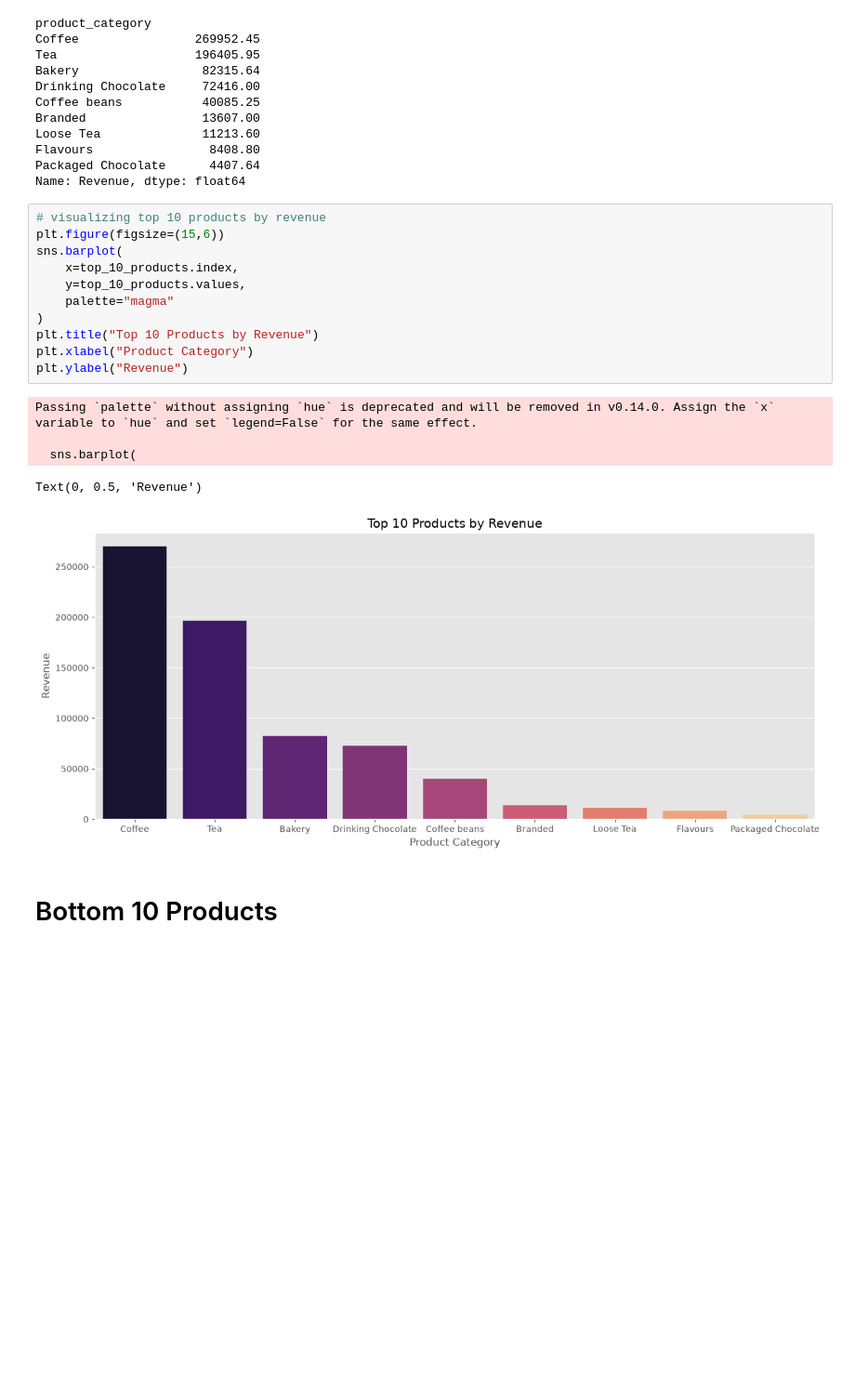
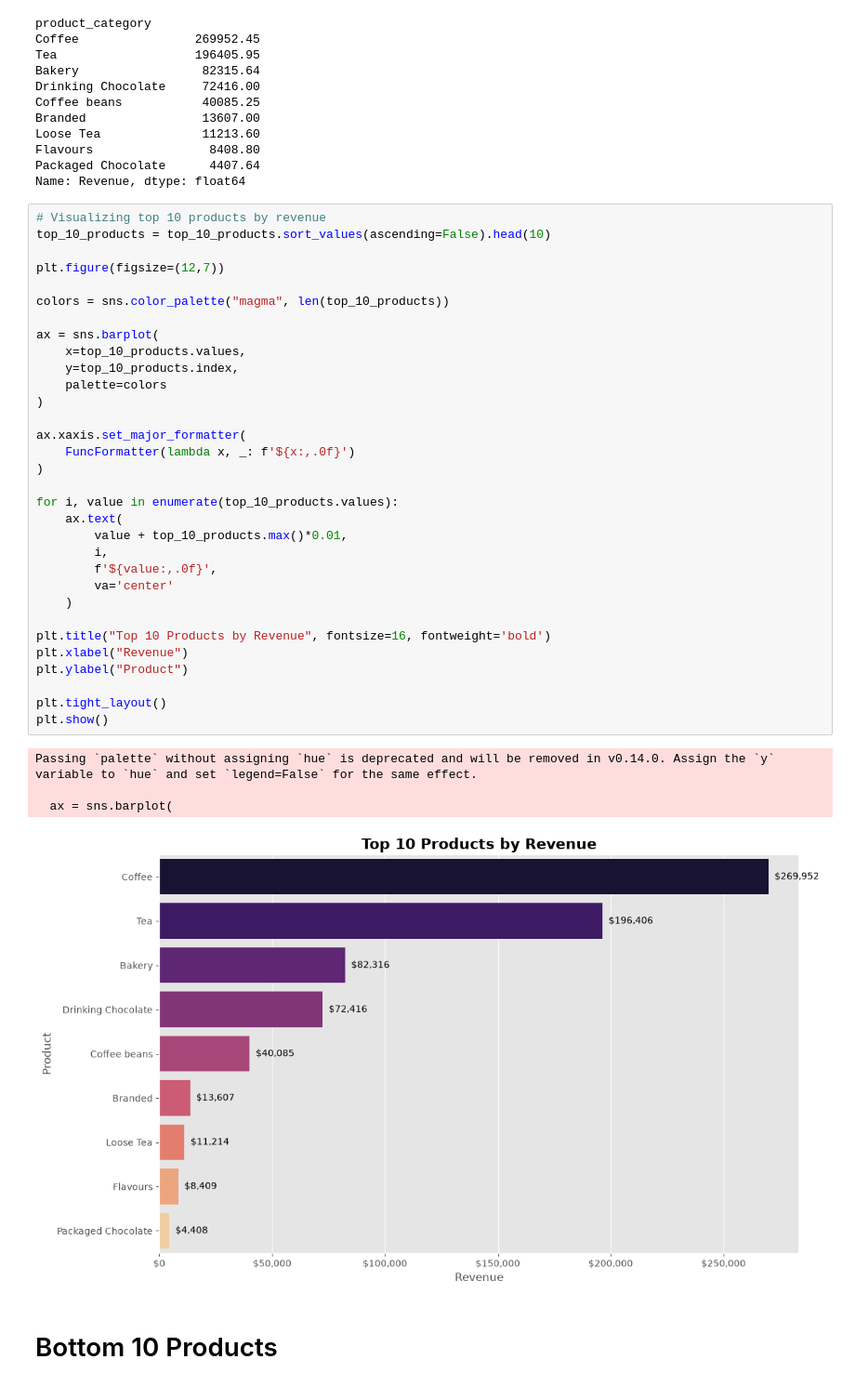
Before and after one commit to Devangdaksh/Sales-Trend-Time-Based-Performance-Analytics-Dashboard-Python-Pandas-Plotly-Streamlit, a Jupyter notebook: notebook/ 02_EDA.ipynb, the cells around one changed output. Shown at 93% size. Drawn from its saved outputs; the diff is of its cells as text; blank space fills up the shorter version.

```diff
--- a/notebook/ 02_EDA.ipynb
+++ b/notebook/ 02_EDA.ipynb
@@ -280,22 +326,42 @@ Flavours                8408.80
 Packaged Chocolate      4407.64
 Name: Revenue, dtype: float64
 # %%
-# visualizing top 10 products by revenue
-plt.figure(figsize=(15,6))
-sns.barplot(
-    x=top_10_products.index,
-    y=top_10_products.values,
-    palette="magma"
+# Visualizing top 10 products by revenue
+top_10_products = top_10_products.sort_values(ascending=False).head(10)
+
+plt.figure(figsize=(12,7))
+
+colors = sns.color_palette("magma", len(top_10_products))
+
+ax = sns.barplot(
+    x=top_10_products.values,
+    y=top_10_products.index,
+    palette=colors
 )
-plt.title("Top 10 Products by Revenue")
-plt.xlabel("Product Category")
-plt.ylabel("Revenue")
+
+ax.xaxis.set_major_formatter(
+    FuncFormatter(lambda x, _: f'${x:,.0f}')
+)
+
+for i, value in enumerate(top_10_products.values):
+    ax.text(
+        value + top_10_products.max()*0.01,
+        i,
+        f'${value:,.0f}',
+        va='center'
+    )
+
+plt.title("Top 10 Products by Revenue", fontsize=16, fontweight='bold')
+plt.xlabel("Revenue")
+plt.ylabel("Product")
+
+plt.tight_layout()
+plt.show()
 # %% [output]
-Passing `palette` without assigning `hue` is deprecated and will be removed in v0.14.0. Assign the `x` variable to `hue` and set `legend=False` for the same effect.
+Passing `palette` without assigning `hue` is deprecated and will be removed in v0.14.0. Assign the `y` variable to `hue` and set `legend=False` for the same effect.
 
-  sns.barplot(
+  ax = sns.barplot(
-Text(0, 0.5, 'Revenue')
-[figure, old version]
+[figure, new version]
 # %% [markdown]
 # Bottom 10 Products
 # %%
```
Also changed, not shown: parts of 21 cells of this notebook.
